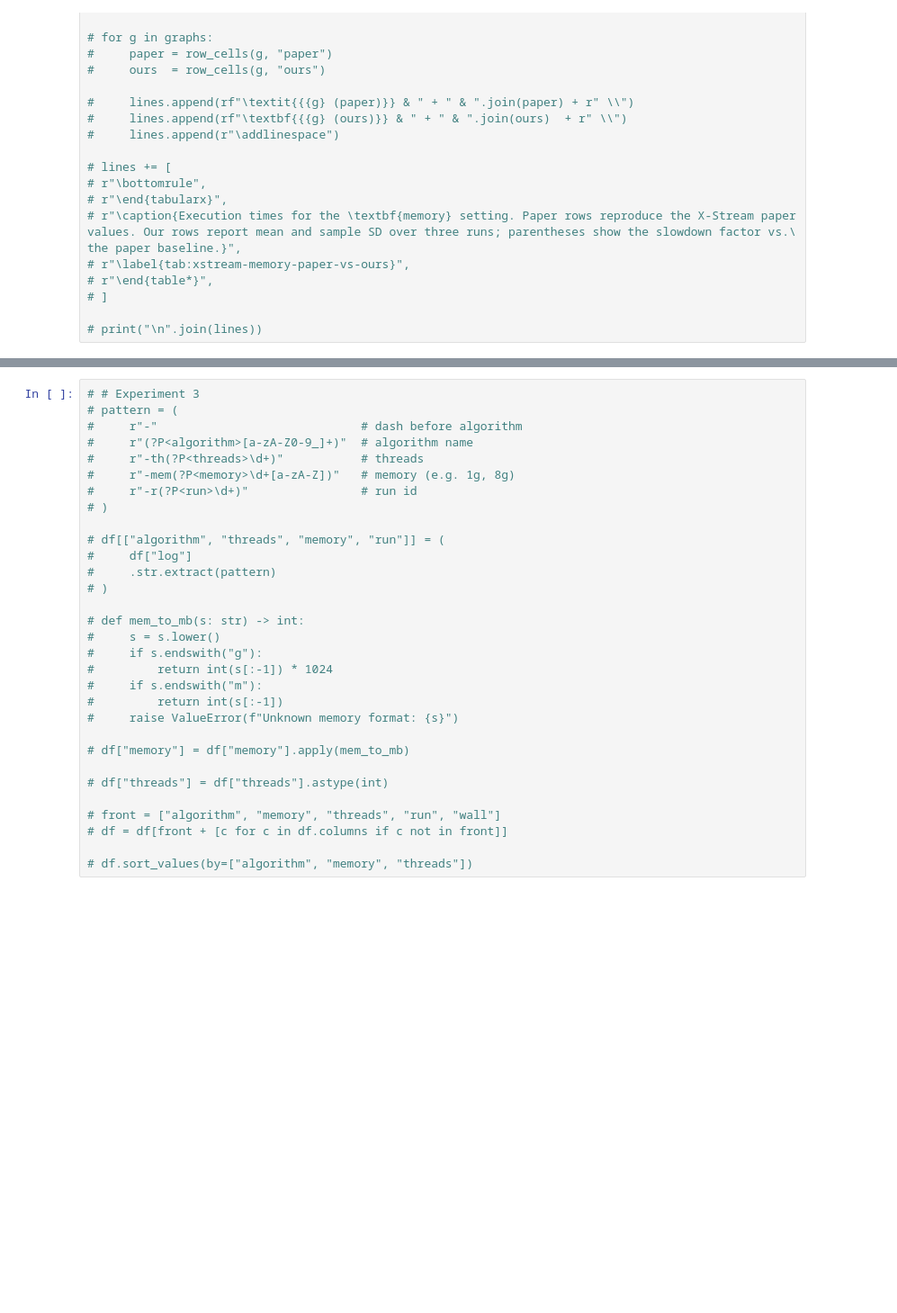
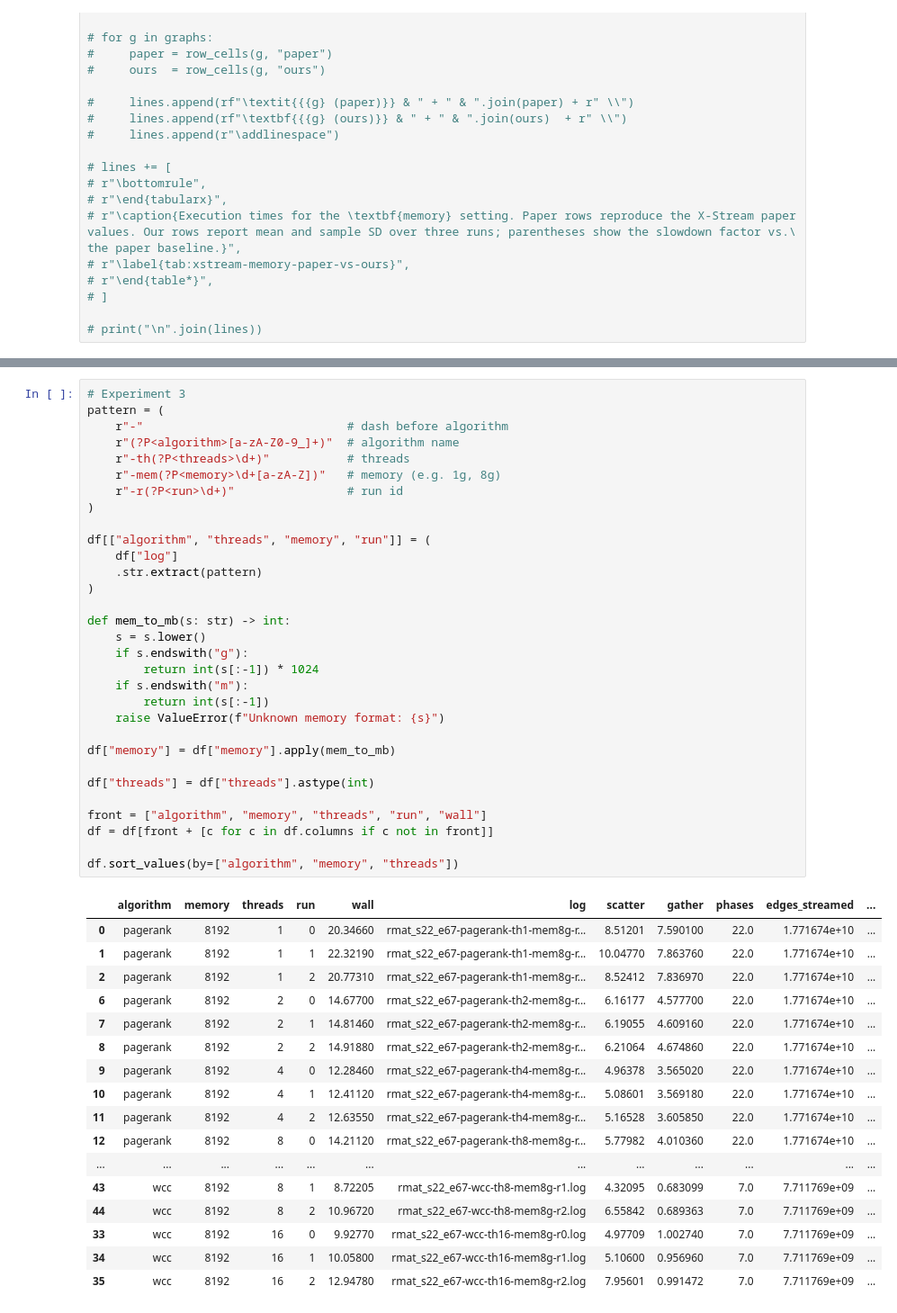
Before and after one commit to pytelj/x-stream, a Jupyter notebook: analysis.ipynb, the cells around one changed output, grey strips where cells are left out. Shown at 90% size. Drawn from its saved outputs; the diff is of its cells as text; blank space fills up the shorter version.

```diff
--- a/analysis.ipynb
+++ b/analysis.ipynb
@@ -354,32 +424,50 @@ df.sort_values(by=["algorithm", "memory"])
 # %%
-# # Experiment 3
-# pattern = (
-#     r"-"                             # dash before algorithm
-#     r"(?P<algorithm>[a-zA-Z0-9_]+)"  # algorithm name
-#     r"-th(?P<threads>\d+)"           # threads
-#     r"-mem(?P<memory>\d+[a-zA-Z])"   # memory (e.g. 1g, 8g)
-#     r"-r(?P<run>\d+)"                # run id
-# )
+# Experiment 3
+pattern = (
+    r"-"                             # dash before algorithm
+    r"(?P<algorithm>[a-zA-Z0-9_]+)"  # algorithm name
+    r"-th(?P<threads>\d+)"           # threads
+    r"-mem(?P<memory>\d+[a-zA-Z])"   # memory (e.g. 1g, 8g)
+    r"-r(?P<run>\d+)"                # run id
+)
 
-# df[["algorithm", "threads", "memory", "run"]] = (
-#     df["log"]
-#     .str.extract(pattern)
-# )
+df[["algorithm", "threads", "memory", "run"]] = (
+    df["log"]
+    .str.extract(pattern)
+)
 
-# def mem_to_mb(s: str) -> int:
-#     s = s.lower()
-#     if s.endswith("g"):
-#         return int(s[:-1]) * 1024
-#     if s.endswith("m"):
-#         return int(s[:-1])
-#     raise ValueError(f"Unknown memory format: {s}")
+def mem_to_mb(s: str) -> int:
+    s = s.lower()
+    if s.endswith("g"):
+        return int(s[:-1]) * 1024
+    if s.endswith("m"):
+        return int(s[:-1])
+    raise ValueError(f"Unknown memory format: {s}")
 
-# df["memory"] = df["memory"].apply(mem_to_mb)
+df["memory"] = df["memory"].apply(mem_to_mb)
 
-# df["threads"] = df["threads"].astype(int)
+df["threads"] = df["threads"].astype(int)
 
-# front = ["algorithm", "memory", "threads", "run", "wall"]
-# df = df[front + [c for c in df.columns if c not in front]]
+front = ["algorithm", "memory", "threads", "run", "wall"]
+df = df[front + [c for c in df.columns if c not in front]]
 
-# df.sort_values(by=["algorithm", "memory", "threads"])
+df.sort_values(by=["algorithm", "memory", "threads"])
+# %% [output]
+|  | algorithm | memory | threads | run | wall | log | scatter | gather | phases | edges_streamed | ... |
+| 0 | pagerank | 8192 | 1 | 0 | 20.34660 | rmat_s22_e67-pagerank-th1-mem8g-r... | 8.51201 | 7.590100 | 22.0 | 1.771674e+10 | ... |
+| 1 | pagerank | 8192 | 1 | 1 | 22.32190 | rmat_s22_e67-pagerank-th1-mem8g-r... | 10.04770 | 7.863760 | 22.0 | 1.771674e+10 | ... |
+| 2 | pagerank | 8192 | 1 | 2 | 20.77310 | rmat_s22_e67-pagerank-th1-mem8g-r... | 8.52412 | 7.836970 | 22.0 | 1.771674e+10 | ... |
+| 6 | pagerank | 8192 | 2 | 0 | 14.67700 | rmat_s22_e67-pagerank-th2-mem8g-r... | 6.16177 | 4.577700 | 22.0 | 1.771674e+10 | ... |
+| 7 | pagerank | 8192 | 2 | 1 | 14.81460 | rmat_s22_e67-pagerank-th2-mem8g-r... | 6.19055 | 4.609160 | 22.0 | 1.771674e+10 | ... |
+| 8 | pagerank | 8192 | 2 | 2 | 14.91880 | rmat_s22_e67-pagerank-th2-mem8g-r... | 6.21064 | 4.674860 | 22.0 | 1.771674e+10 | ... |
+| 9 | pagerank | 8192 | 4 | 0 | 12.28460 | rmat_s22_e67-pagerank-th4-mem8g-r... | 4.96378 | 3.565020 | 22.0 | 1.771674e+10 | ... |
+| 10 | pagerank | 8192 | 4 | 1 | 12.41120 | rmat_s22_e67-pagerank-th4-mem8g-r... | 5.08601 | 3.569180 | 22.0 | 1.771674e+10 | ... |
+| 11 | pagerank | 8192 | 4 | 2 | 12.63550 | rmat_s22_e67-pagerank-th4-mem8g-r... | 5.16528 | 3.605850 | 22.0 | 1.771674e+10 | ... |
+| 12 | pagerank | 8192 | 8 | 0 | 14.21120 | rmat_s22_e67-pagerank-th8-mem8g-r... | 5.77982 | 4.010360 | 22.0 | 1.771674e+10 | ... |
+| ... | ... | ... | ... | ... | ... | ... | ... | ... | ... | ... | ... |
+| 43 | wcc | 8192 | 8 | 1 | 8.72205 | rmat_s22_e67-wcc-th8-mem8g-r1.log | 4.32095 | 0.683099 | 7.0 | 7.711769e+09 | ... |
+| 44 | wcc | 8192 | 8 | 2 | 10.96720 | rmat_s22_e67-wcc-th8-mem8g-r2.log | 6.55842 | 0.689363 | 7.0 | 7.711769e+09 | ... |
+| 33 | wcc | 8192 | 16 | 0 | 9.92770 | rmat_s22_e67-wcc-th16-mem8g-r0.log | 4.97709 | 1.002740 | 7.0 | 7.711769e+09 | ... |
+| 34 | wcc | 8192 | 16 | 1 | 10.05800 | rmat_s22_e67-wcc-th16-mem8g-r1.log | 5.10600 | 0.956960 | 7.0 | 7.711769e+09 | ... |
+| 35 | wcc | 8192 | 16 | 2 | 12.94780 | rmat_s22_e67-wcc-th16-mem8g-r2.log | 7.95601 | 0.991472 | 7.0 | 7.711769e+09 | ... |
 # %%
```
Also changed, not shown: parts of 6 cells of this notebook, 1 other file.
